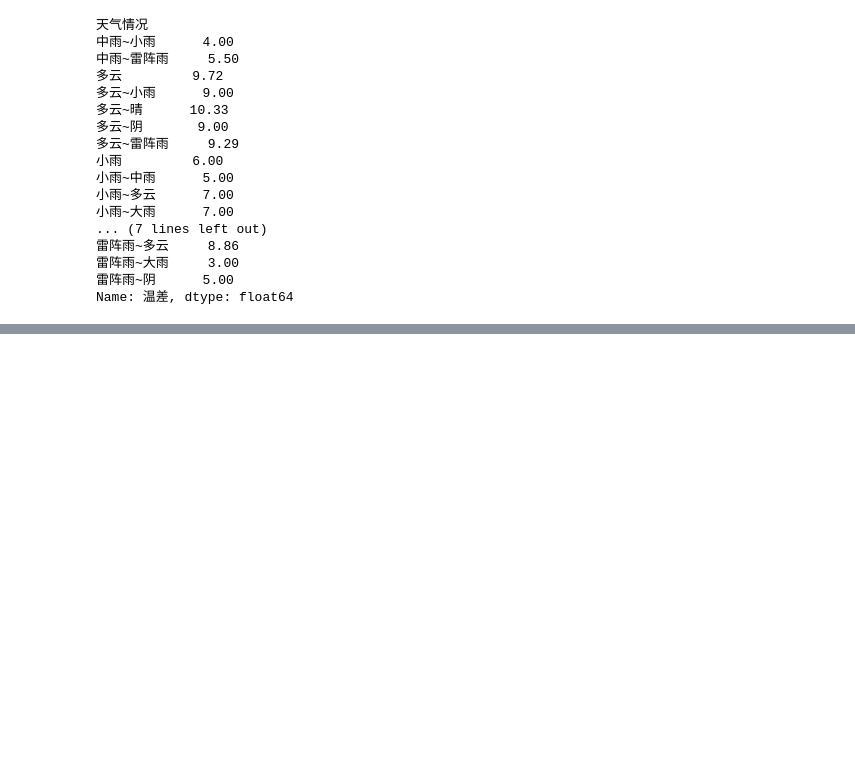
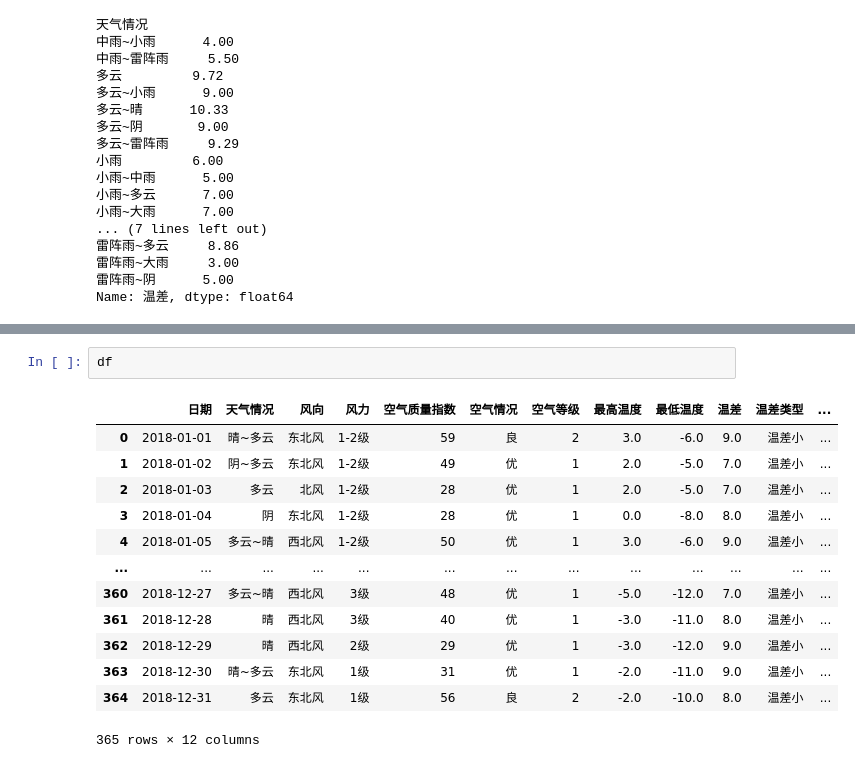
Before and after one commit to Chloe710/course, a Jupyter notebook: pandas/pyechart_matp_pandas_note.ipynb, the cells around one changed output, grey strips where cells are left out. Saved outputs shown, nothing was run; the diff lists cells and outputs as text; blank space fills up the shorter version.

```diff
--- a/pandas/data_note.ipynb
+++ b/pandas/pyechart_matp_pandas_note.ipynb
@@ -565,0 +623,16 @@ Name: 温差, dtype: float64
+# %%
+df
+# %% [output]
+|  | 日期 | 天气情况 | 风向 | 风力 | 空气质量指数 | 空气情况 | 空气等级 | 最高温度 | 最低温度 | 温差 | 温差类型 | ... |
+| 0 | 2018-01-01 | 晴~多云 | 东北风 | 1-2级 | 59 | 良 | 2 | 3.0 | -6.0 | 9.0 | 温差小 | ... |
+| 1 | 2018-01-02 | 阴~多云 | 东北风 | 1-2级 | 49 | 优 | 1 | 2.0 | -5.0 | 7.0 | 温差小 | ... |
+| 2 | 2018-01-03 | 多云 | 北风 | 1-2级 | 28 | 优 | 1 | 2.0 | -5.0 | 7.0 | 温差小 | ... |
+| 3 | 2018-01-04 | 阴 | 东北风 | 1-2级 | 28 | 优 | 1 | 0.0 | -8.0 | 8.0 | 温差小 | ... |
+| 4 | 2018-01-05 | 多云~晴 | 西北风 | 1-2级 | 50 | 优 | 1 | 3.0 | -6.0 | 9.0 | 温差小 | ... |
+| ... | ... | ... | ... | ... | ... | ... | ... | ... | ... | ... | ... | ... |
+| 360 | 2018-12-27 | 多云~晴 | 西北风 | 3级 | 48 | 优 | 1 | -5.0 | -12.0 | 7.0 | 温差小 | ... |
+| 361 | 2018-12-28 | 晴 | 西北风 | 3级 | 40 | 优 | 1 | -3.0 | -11.0 | 8.0 | 温差小 | ... |
+| 362 | 2018-12-29 | 晴 | 西北风 | 2级 | 29 | 优 | 1 | -3.0 | -12.0 | 9.0 | 温差小 | ... |
+| 363 | 2018-12-30 | 晴~多云 | 东北风 | 1级 | 31 | 优 | 1 | -2.0 | -11.0 | 9.0 | 温差小 | ... |
+| 364 | 2018-12-31 | 多云 | 东北风 | 1级 | 56 | 良 | 2 | -2.0 | -10.0 | 8.0 | 温差小 | ... |
+365 rows × 12 columns
```
Also changed, not shown: parts of 19 cells of this notebook.
